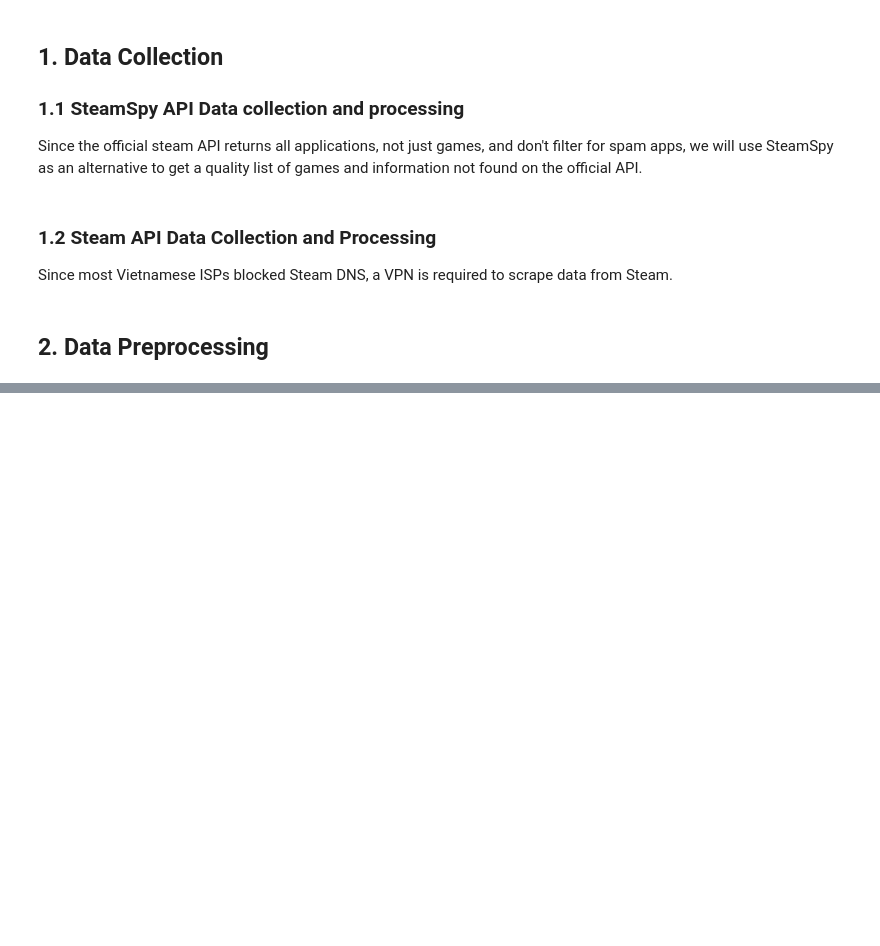
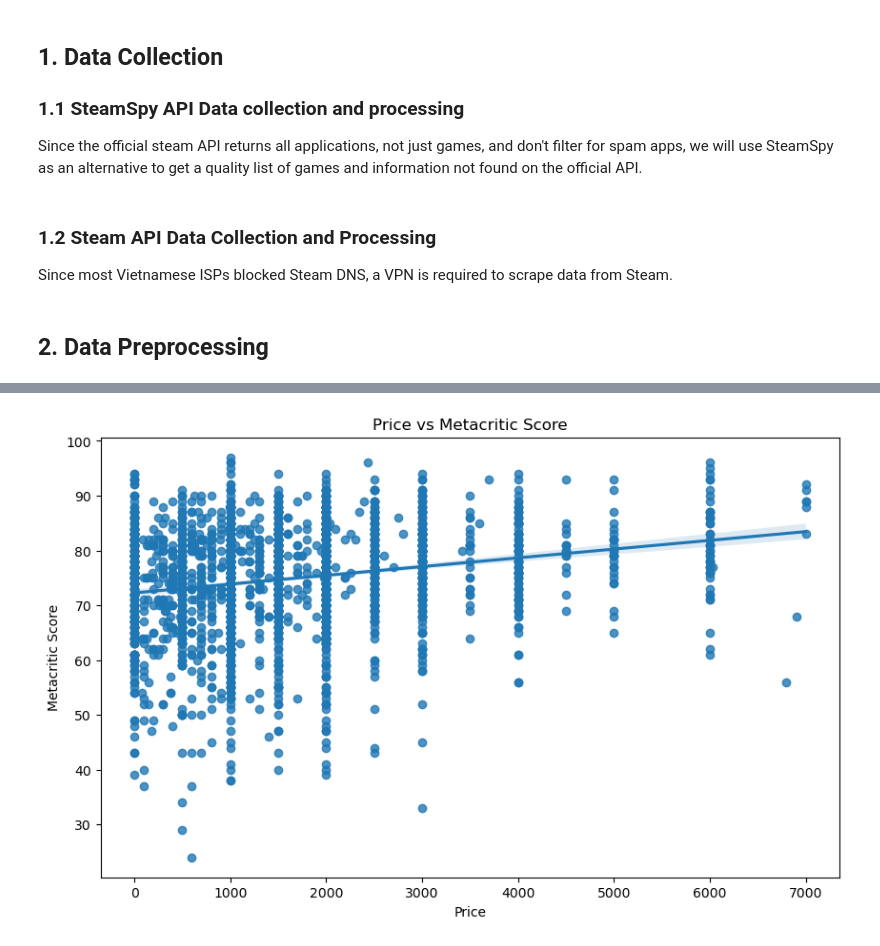
Before and after one commit to phuchng/SteamRatingAnalysis, a Jupyter notebook: games_prediction.ipynb, the cells around one changed output, grey strips where cells are left out. Drawn from its saved outputs; the diff is of its cells as text; code cells hidden in the pictures; blank space fills up the shorter version.

```diff
--- a/games_prediction.ipynb
+++ b/games_prediction.ipynb
@@ -267,0 +263,10 @@ print(processed_df.head())
+# %%
+# Scatter plot of Price vs Metacritic Score
+plt.figure(figsize=(10, 6))
+sns.regplot(x='price', y='metacritic', data=processed_df)
+plt.title('Price vs Metacritic Score')
+plt.xlabel('Price')
+plt.ylabel('Metacritic Score')
+plt.show()
+# %% [output]
+[figure, added]
```
Also changed, not shown: parts of 19 cells of this notebook.
